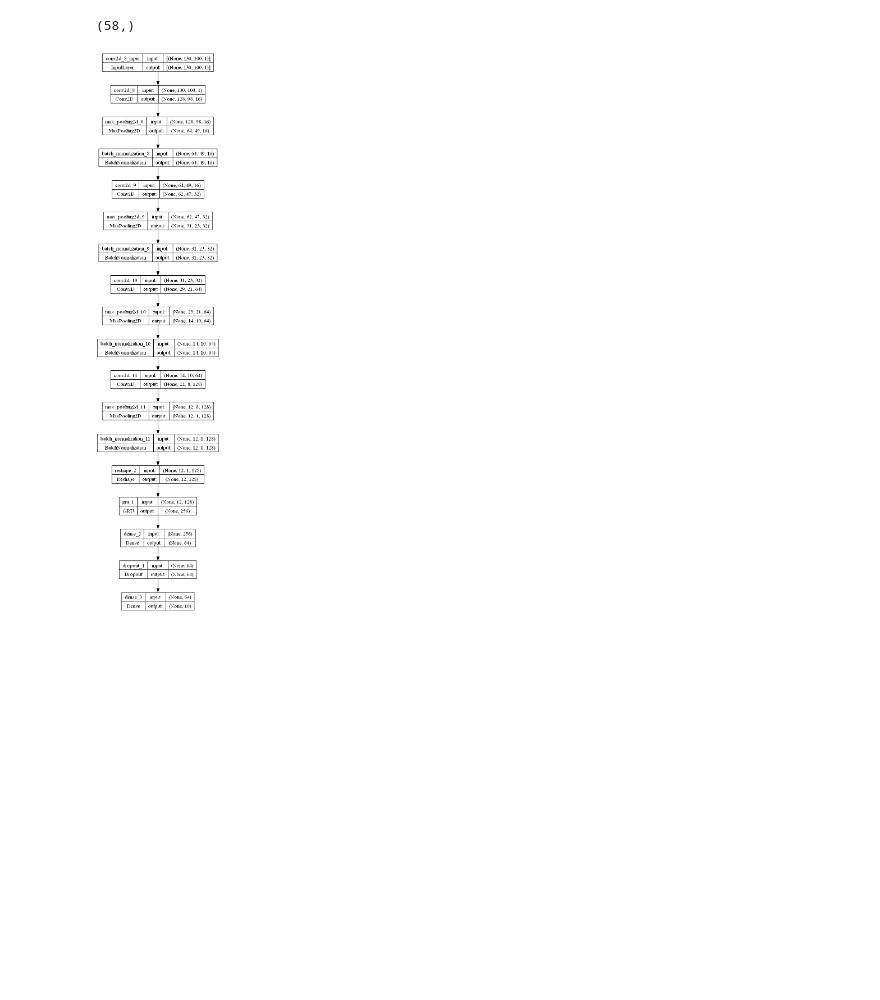
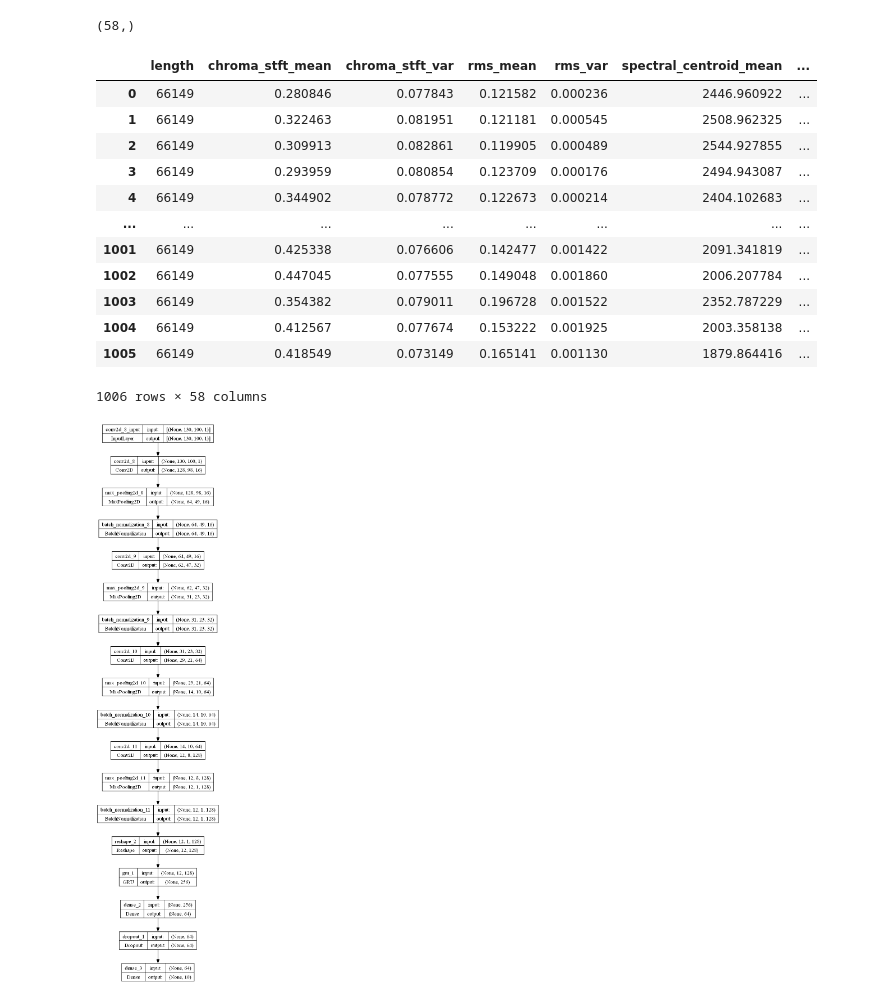
Before and after one commit to emanuelepaesano/naml_project, a Jupyter notebook: CRNN.ipynb, the cells around one changed output. Cells and saved outputs as stored; diff of their text form; code cells hidden in the pictures; blank space fills up the shorter version.

```diff
--- a/CRNN.ipynb
+++ b/CRNN.ipynb
@@ -109,6 +103,27 @@ x_valid = np.load('training_data\specs_val_processed.npy')
 x_valid = np.swapaxes(x_valid,2,1)
 x_valid = np.expand_dims(x_valid,3)
 y_valid = np.load('training_data\labels_val_processed.npy')
+# %%
+features = pd.read_csv("features_final.csv")
+features_valid = pd.read_csv("features_valid.csv")
+features_test = pd.read_csv("features_test.csv")
+features = features.drop('Unnamed: 0',axis=1)
+features_test = features_test.drop('Unnamed: 0',axis=1)
+features_valid = features_valid.drop('Unnamed: 0',axis=1)
+# %% [output]
+|  | length | chroma_stft_mean | chroma_stft_var | rms_mean | rms_var | spectral_centroid_mean | ... |
+| 0 | 66149 | 0.280846 | 0.077843 | 0.121582 | 0.000236 | 2446.960922 | ... |
+| 1 | 66149 | 0.322463 | 0.081951 | 0.121181 | 0.000545 | 2508.962325 | ... |
+| 2 | 66149 | 0.309913 | 0.082861 | 0.119905 | 0.000489 | 2544.927855 | ... |
+| 3 | 66149 | 0.293959 | 0.080854 | 0.123709 | 0.000176 | 2494.943087 | ... |
+| 4 | 66149 | 0.344902 | 0.078772 | 0.122673 | 0.000214 | 2404.102683 | ... |
+| ... | ... | ... | ... | ... | ... | ... | ... |
+| 1001 | 66149 | 0.425338 | 0.076606 | 0.142477 | 0.001422 | 2091.341819 | ... |
+| 1002 | 66149 | 0.447045 | 0.077555 | 0.149048 | 0.001860 | 2006.207784 | ... |
+| 1003 | 66149 | 0.354382 | 0.079011 | 0.196728 | 0.001522 | 2352.787229 | ... |
+| 1004 | 66149 | 0.412567 | 0.077674 | 0.153222 | 0.001925 | 2003.358138 | ... |
+| 1005 | 66149 | 0.418549 | 0.073149 | 0.165141 | 0.001130 | 1879.864416 | ... |
+1006 rows × 58 columns
 # %%
 from keras.utils.vis_utils import plot_model
 plot_model(model, show_shapes=True, show_layer_names=True)
```
Also changed, not shown: parts of 2 cells of this notebook.
